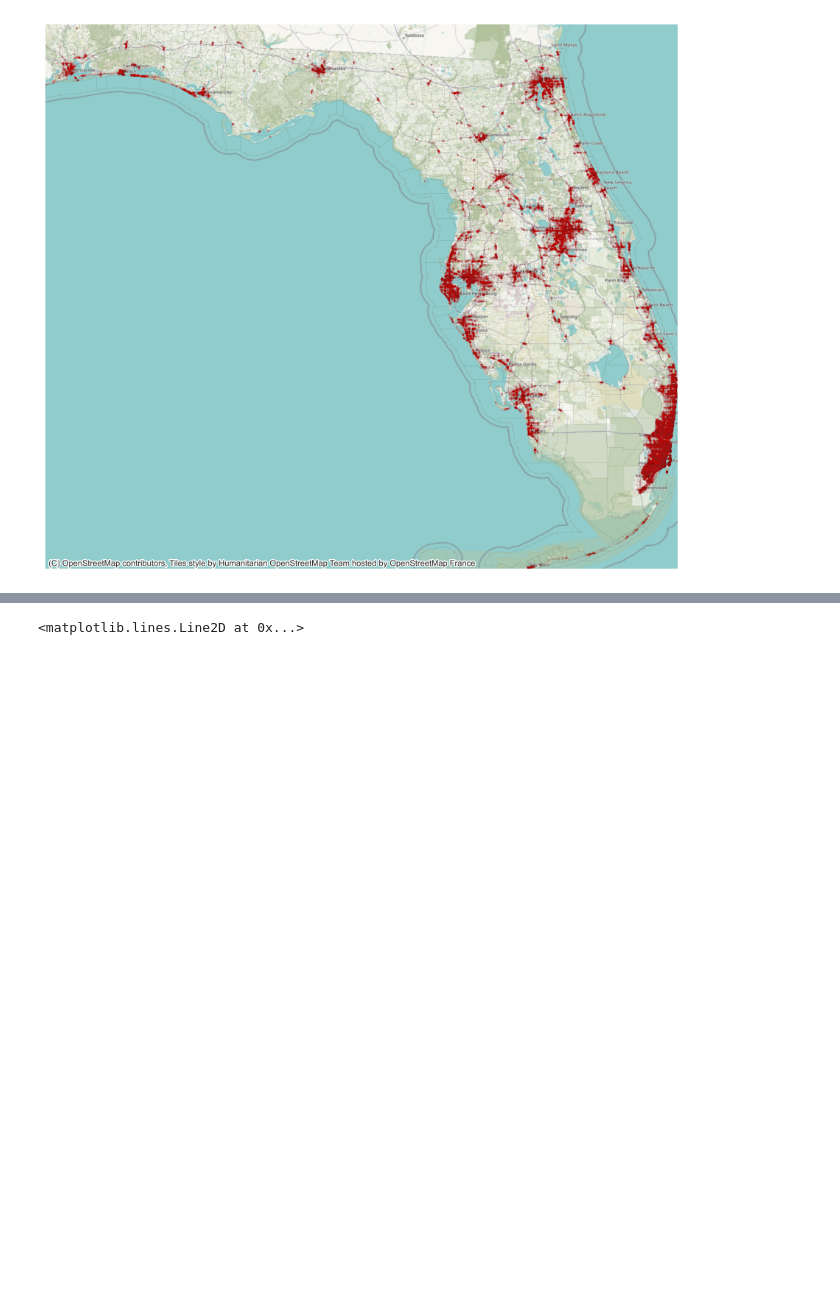
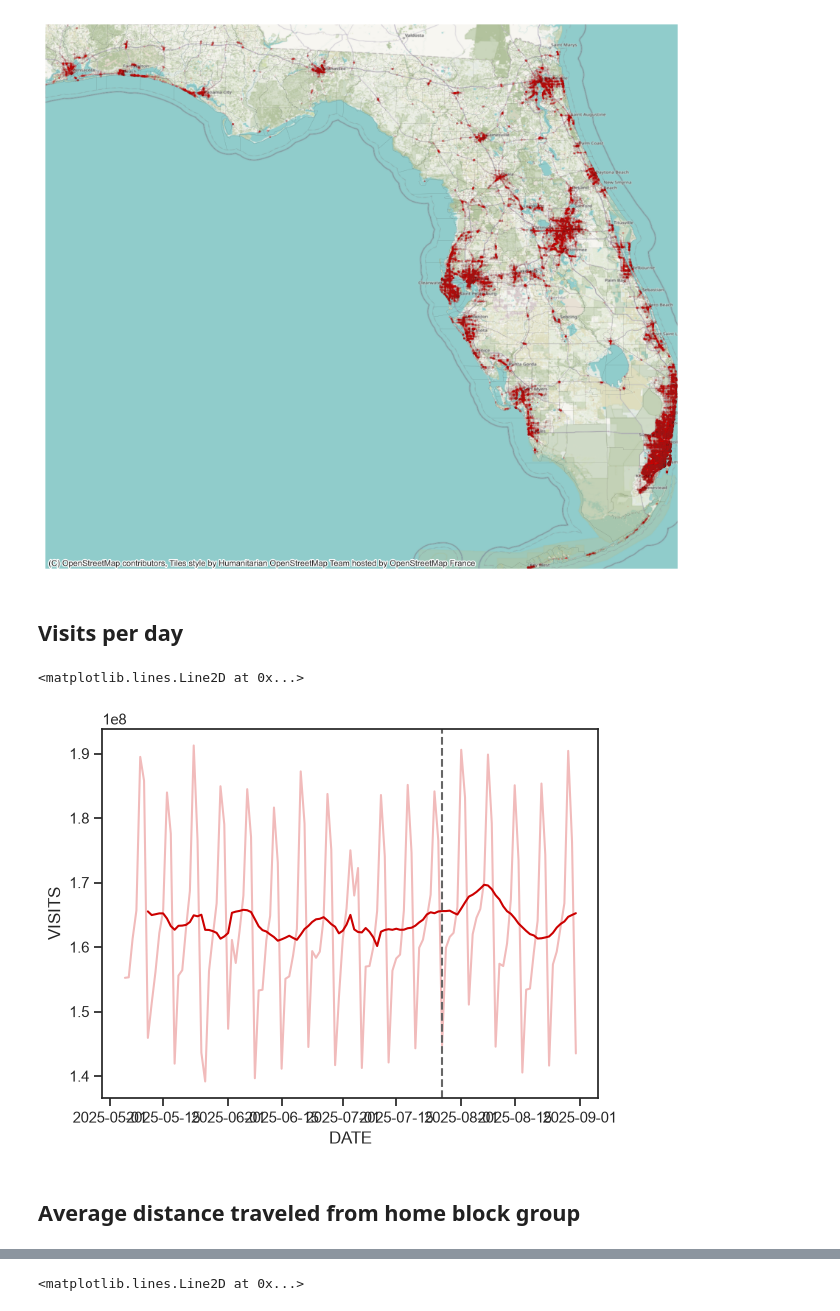
Before and after one commit to marcus-friis/weekly-patterns-plus-exploration, a Jupyter notebook: notebooks/radius-of-gyration-test.ipynb, the cells around one changed output, grey strips where cells are left out. Cells and saved outputs as stored; diff of their text form; code cells hidden in the pictures; blank space fills up the shorter version.

```diff
--- a/notebooks/radius-of-gyration-test.ipynb
+++ b/notebooks/radius-of-gyration-test.ipynb
@@ -78,6 +83,55 @@ ax.set_axis_off()
 ax.set_aspect("equal")
 # %% [output]
 [figure]
+# %% [markdown]
+## Visits per day
+# %%
+visits_by_date = con.sql(f"""
+    WITH x AS (
+        SELECT
+            DATE_RANGE_START,
+            from_json(VISITS_BY_DAY, '["INTEGER"]')::INTEGER[7] AS VISITS_BY_DAY
+        FROM wpp_{state_fips}
+        WHERE VISITS_BY_DAY IS NOT NULL
+          AND DATE_RANGE_START BETWEEN '2025-05-01' AND '2025-08-31'
+    ), y AS (
+        SELECT
+            DATE_RANGE_START::DATE AS DATE,
+            unnest(VISITS_BY_DAY) AS VISITS,
+            generate_subscripts(VISITS_BY_DAY, 1) AS DAY
+        FROM x
+    )
+    SELECT
+        (DATE + INTERVAL (DAY - 1) DAY)::DATE AS DATE,
+        SUM(VISITS) AS VISITS
+    FROM y
+    GROUP BY 1
+    ORDER BY 1
+""").pl().with_columns(
+    pl.col("VISITS").rolling_mean(window_size=7).alias("VISITS_ROLLING")
+)
+# %%
+ax = sns.lineplot(
+    visits_by_date,
+    x="DATE",
+    y="VISITS",
+    color="#c004",
+    legend=False
+)
+sns.lineplot(
+    visits_by_date,
+    x="DATE",
+    y="VISITS_ROLLING",
+    color="#c00",
+    legend=False,
+    ax=ax
+)
+ax.axvline(heatwave_date, color="#666", linestyle="--")
+# %% [output]
+<matplotlib.lines.Line2D at 0x...>
+[figure, added]
+# %% [markdown]
+## Average distance traveled from home block group
 # %%
 bg_visits = con.sql(f"""
     WITH bg AS (
```
Also changed, not shown: parts of 9 cells of this notebook.
